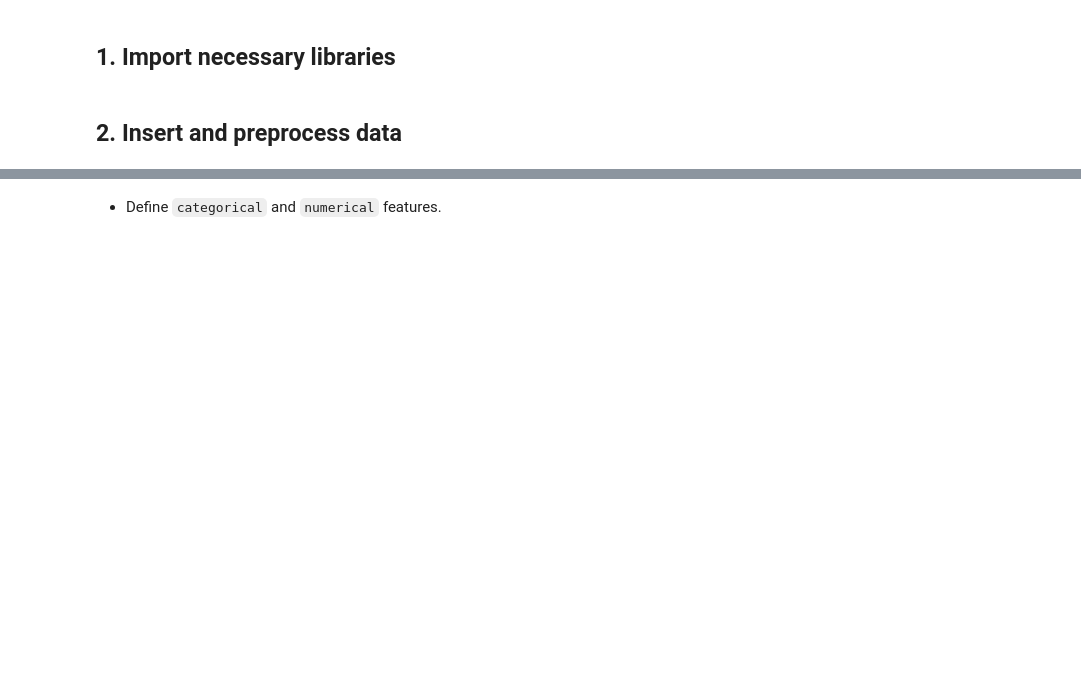
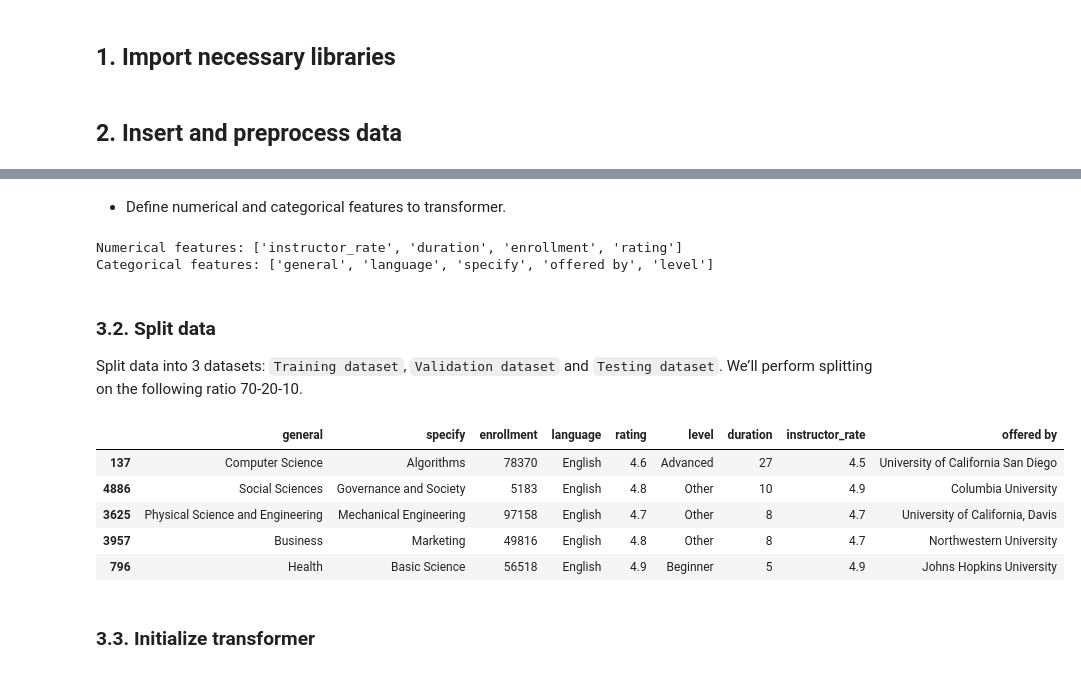
Before and after one commit to dagngyen/hcmus_23-24_coursesra-courses-analysis, a Jupyter notebook: Phase 2: Building model/svm-sigmoid.ipynb, the cells around one changed output, grey strips where cells are left out. Cells and saved outputs as stored; diff of their text form; code cells hidden in the pictures; blank space fills up the shorter version.

```diff
--- a/Phase 2: Building model/svm-sigmoid.ipynb
+++ b/Phase 2: Building model/svm-sigmoid.ipynb
@@ -28,0 +94,4 @@ courses_df.sample(5)
+# %%
+# Drop rows with missing values
+data_.dropna(inplace=True)
+print('Number missing values in each column:\n',data_.isnull().sum())
@@ -29,2 +120,2 @@ courses_df.sample(5)
 # %% [markdown]
-- Define `categorical` and `numerical` features.
+- Define numerical and categorical features to transformer.
@@ -33,0 +122,30 @@ numeracy_ = courses_df.select_dtypes(exclude=['object']).columns
+# %%
+# Define numerical and categorical features
+features = list(data_.columns)
+numeracy_ = list(set(features) - set(courses_df.select_dtypes(include=['object']).columns))
+category_ = list(set(features) - set(courses_df.select_dtypes(exclude=['object']).columns))
+print('Numerical features:', numeracy_)
+print('Categorical features:', category_)
+# %% [output]
+Numerical features: ['instructor_rate', 'duration', 'enrollment', 'rating']
+Categorical features: ['general', 'language', 'specify', 'offered by', 'level']
+# %% [markdown]
+### **3.2. Split data**
+Split data into 3 datasets: `Training dataset`, `Validation dataset` and `Testing dataset`. We’ll perform splitting on the following ratio 70-20-10.
+# %%
+# Define the constant variable random_state
+random_state = 21
+
+# Split data on the following ratio 70-20-10
+data_train, data_temp = train_test_split(data_, test_size=0.3,random_state=random_state)
+data_valid, data_test = train_test_split(data_temp, test_size=2/3,random_state=random_state)
+data_train.head(5)
+# %% [output]
+|  | general | specify | enrollment | language | rating | level | duration | instructor_rate | offered by |
+| 137 | Computer Science | Algorithms | 78370 | English | 4.6 | Advanced | 27 | 4.5 | University of California San Diego |
+| 4886 | Social Sciences | Governance and Society | 5183 | English | 4.8 | Other | 10 | 4.9 | Columbia University |
+| 3625 | Physical Science and Engineering | Mechanical Engineering | 97158 | English | 4.7 | Other | 8 | 4.7 | University of California, Davis |
+| 3957 | Business | Marketing | 49816 | English | 4.8 | Other | 8 | 4.7 | Northwestern University |
+| 796 | Health | Basic Science | 56518 | English | 4.9 | Beginner | 5 | 4.9 | Johns Hopkins University |
+# %% [markdown]
+### **3.3. Initialize transformer**
```
Also changed, not shown: parts of 23 cells of this notebook, 2 other files.
